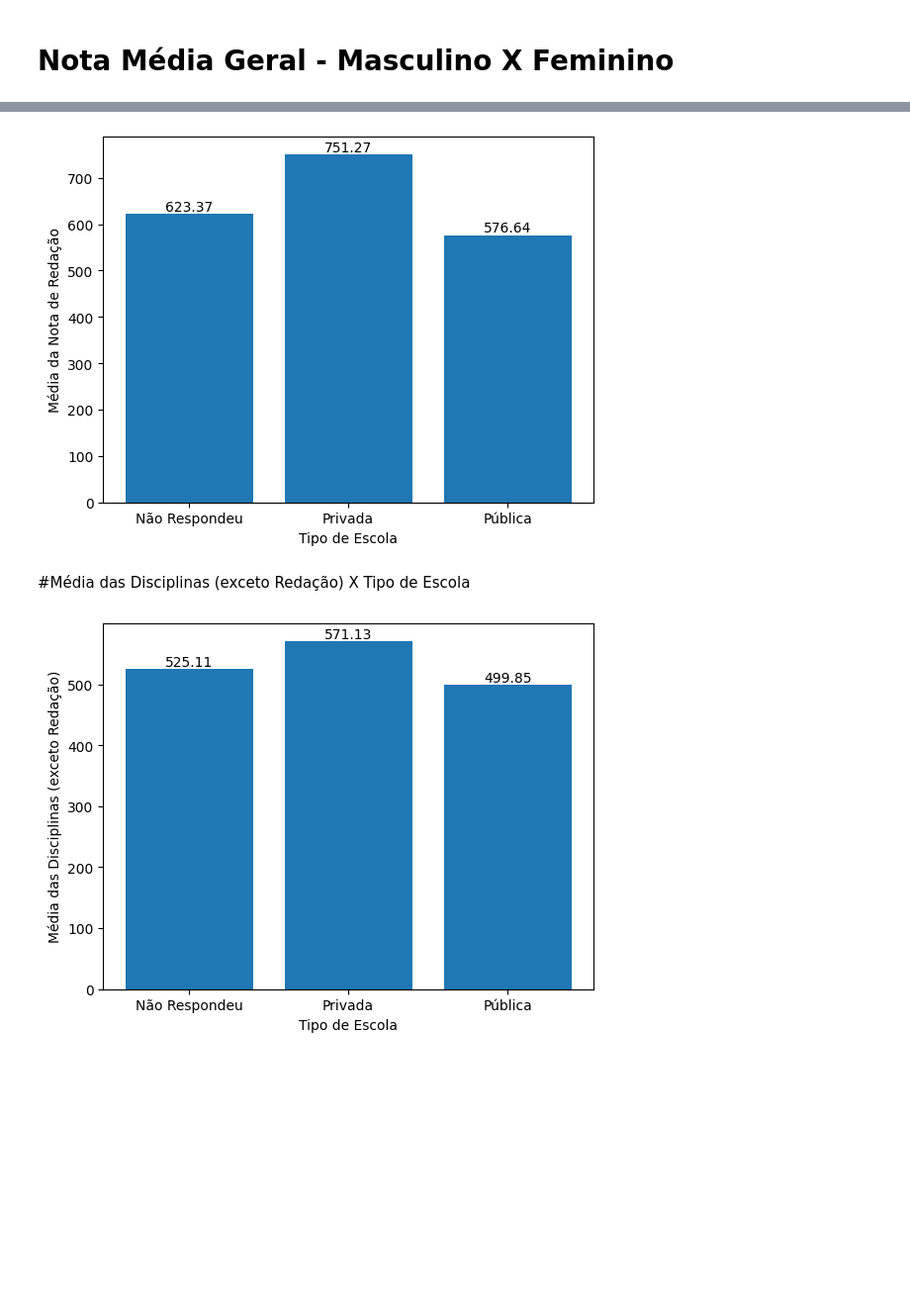
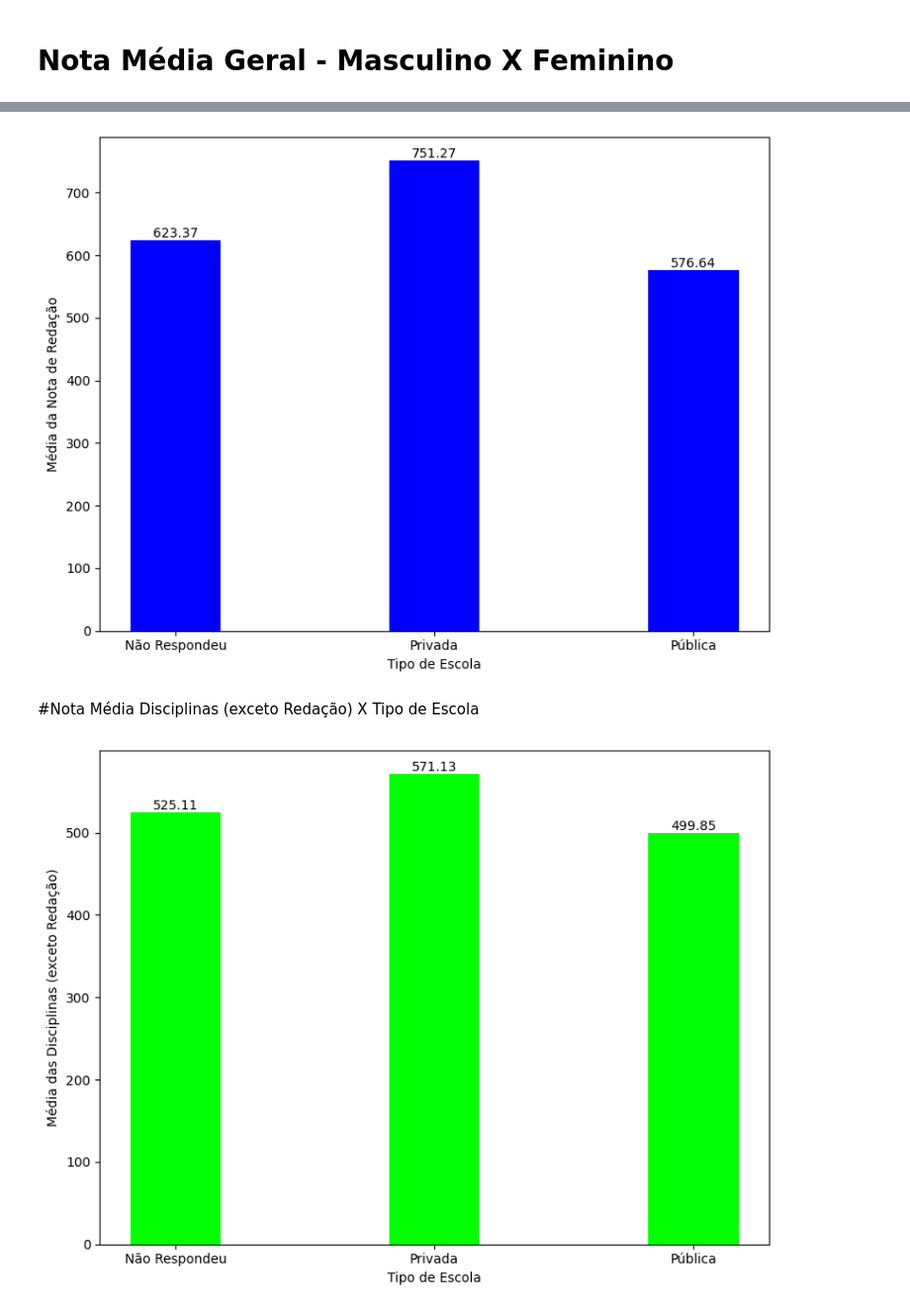
Before and after one commit to allandevbr92/MyResume, a Jupyter notebook: analiseEnem2022.ipynb, the cells around one changed output, grey strips where cells are left out. Shown: that part at 99% size. Cells and saved outputs as stored; diff of their text form; code cells hidden in the pictures; blank space fills up the shorter version.

```diff
--- a/analiseEnem2022.ipynb
+++ b/analiseEnem2022.ipynb
@@ -95,5 +143,6 @@ plt.show()
 # %%
 import matplotlib.pyplot as plt
+import numpy as np
 
 # Calculando a média da nota de redação por tipo de escola
 media_redacao_por_escola = df.groupby('TP_ESCOLA')['NU_NOTA_REDACAO'].mean()
@@ -102,9 +151,13 @@ media_redacao_por_escola = df.groupby('TP_ESCOLA')['NU_NOTA_REDACAO'].mean()
 escolas = media_redacao_por_escola.index
 medias = media_redacao_por_escola.values
 
+# Aumentando o tamanho da figura
+fig, ax = plt.subplots(figsize=(8, 6))
+
 # Criando o gráfico de colunas
-fig, ax = plt.subplots()
-ax.bar(escolas, medias)
+bar_width = 0.35
+
+rects = ax.bar(escolas, medias, bar_width, color='blue')
 
 # Configurando os rótulos dos eixos x e y
 ax.set_xlabel('Tipo de Escola')
@@ -114,35 +167,52 @@ ax.set_ylabel('Média da Nota de Redação')
 for i, media in enumerate(medias):
     ax.annotate(f"{media:.2f}", (escolas[i], media), ha='center', va='bottom')
 
+# Configurando a cor das colunas não preenchidas
+for rect in rects:
+    height = rect.get_height()
+    if np.isnan(height):
+        rect.set_color('red')
+
 # Exibindo o gráfico
+plt.tight_layout()
 plt.show()
 # %% [output]
-[figure, old version]
+[figure, new version]
 # %% [markdown]
-#Média das Disciplinas (exceto Redação) X Tipo de Escola
+#Nota Média Disciplinas (exceto Redação) X Tipo de Escola
 # %%
+import numpy as np
 import matplotlib.pyplot as plt
+import matplotlib.colors as mcolors
 
 # Calculando a média das disciplinas sem a redação por tipo de escola
 media_disciplinas_por_escola = df.groupby('TP_ESCOLA')[['NU_NOTA_CN', 'NU_NOTA_CH', 'NU_NOTA_LC', 'NU_NOTA_MT']].mean().mean(axis=1)
 
 # Configurando os dados para o gráfico
 escolas = media_disciplinas_por_escola.index
 medias = media_disciplinas_por_escola.values
 
+# Definindo o mapa de cores em degradê
+cmap = mcolors.LinearSegmentedColormap.from_list('my_cmap', ['#FF0000', '#00FF00'])
+
+# Aumentando o tamanho da figura
+fig, ax = plt.subplots(figsize=(8, 6))
+
 # Criando o gráfico de colunas
-fig, ax = plt.subplots()
-ax.bar(escolas, medias)
+bar_width = 0.35
+
+rects = ax.bar(escolas, medias, bar_width, color=cmap(medias))
 
 # Configurando os rótulos dos eixos x e y
 ax.set_xlabel('Tipo de Escola')
 ax.set_ylabel('Média das Disciplinas (exceto Redação)')
 
 # Adicionando os valores das médias nas colunas
 for i, media in enumerate(medias):
     ax.annotate(f"{media:.2f}", (escolas[i], media), ha='center', va='bottom')
 
 # Exibindo o gráfico
+plt.tight_layout()
 plt.show()
 # %% [output]
-[figure, old version]
+[figure, new version]
```
Also changed, not shown: parts of 7 cells of this notebook.
